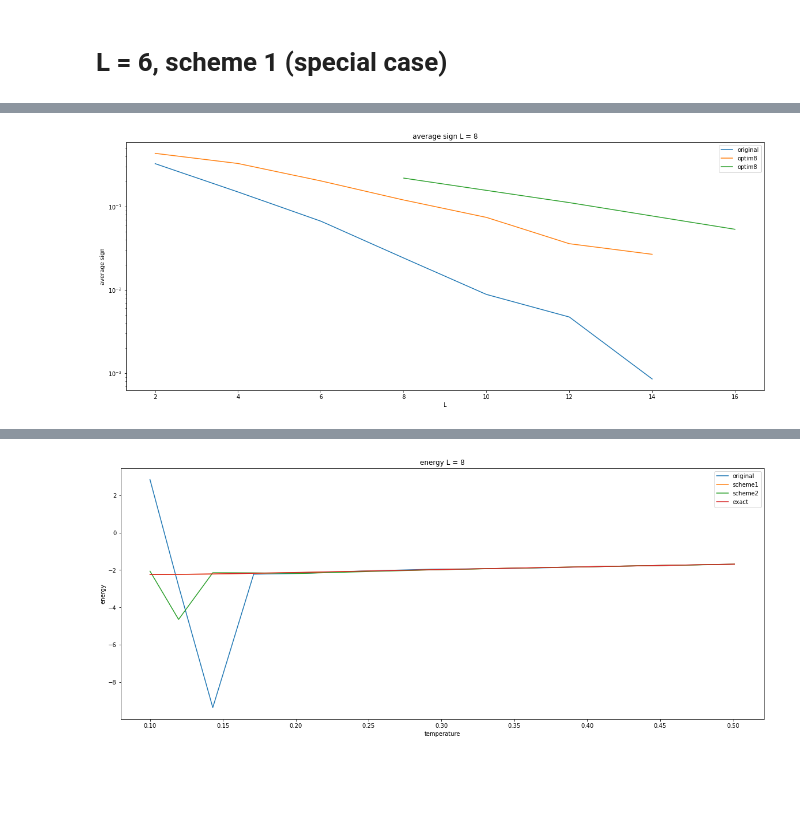
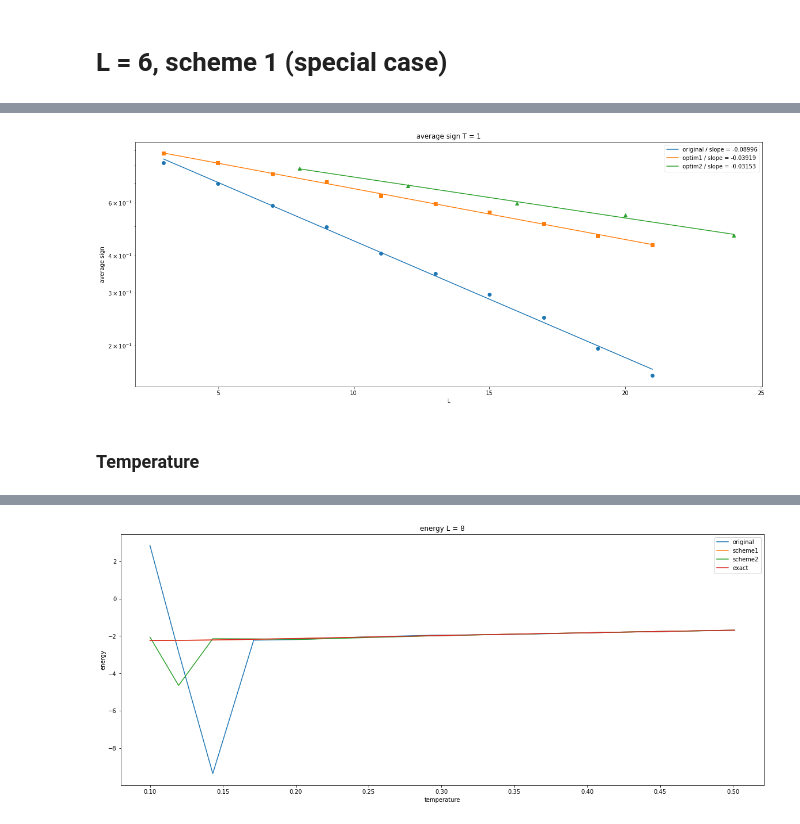
Before and after one commit to MKrbm/worms, a Jupyter notebook: python/nsp/visualize_MG_optim.ipynb, the cells around one changed output, grey strips where cells are left out. Cells and saved outputs as stored; diff of their text form; code cells hidden in the pictures; blank space fills up the shorter version.

Commit message:
visualizing MG results

```diff
--- a/python/nsp/visualize_MG_optim.ipynb
+++ b/python/nsp/visualize_MG_optim.ipynb
@@ -80,14 +80,14 @@ import subprocess
 energy_array = []
 sign_array = []
 time_array = []
-for l in np.arange(2, 15, 2):
-    out = subprocess.Popen(["./test_/lattice_test", "-L1", f"{l}", "-T", "0.5"],
+for l in np.arange(2, 22, 2):
+    out = subprocess.Popen(["./test_/3site_construct", "-L1", f"{l}", "-T", "1"],
                stdout=subprocess.PIPE,
                stderr=subprocess.STDOUT)
     stdout,stderr = out.communicate()
 
     energy, sign, dimer, time, _ = process_line(stdout)
-    # print(f"T = {t}",energy)
+    print(f"L = {l}",sign)
     energy_array.append(energy)
     sign_array.append(sign)
     time_array.append(time)
@@ -108,14 +109,14 @@ import subprocess
 energy_array = []
 sign_array = []
 time_array = []
-for l in np.arange(2, 15, 2):
-    out = subprocess.Popen(["./test_/lattice_test", "-L1", f"{l}", "-T", "0.5"],
+for l in np.arange(3, 22, 2):
+    out = subprocess.Popen(["./test_/3site_construct", "-L1", f"{l}", "-T", "1"],
                stdout=subprocess.PIPE,
                stderr=subprocess.STDOUT)
     stdout,stderr = out.communicate()
 
     energy, sign, dimer, time, _ = process_line(stdout)
-    # print(f"T = {t}",energy)
+    print(f"L = {l}",sign)
     energy_array.append(energy)
     sign_array.append(sign)
     time_array.append(time)
@@ -126,15 +138,15 @@ import subprocess
 energy_array = []
 sign_array = []
 time_array = []
-L2 = [2, 3, 4]
+L2 = [2, 3, 4, 5, 6]
 for l in L2:
-    out = subprocess.Popen(["./test_/lattice_test", "-L1", f"{l}", "-T", "0.5"],
+    out = subprocess.Popen(["./test_/lattice_test", "-L1", f"{l}", "-T", "1"],
                stdout=subprocess.PIPE,
                stderr=subprocess.STDOUT)
     stdout,stderr = out.communicate()
 
     energy, sign, dimer, time, _ = process_line(stdout)
-    # print(f"T = {t}",energy)
+    print(f"L = {l*4}",sign)
     energy_array.append(energy)
     sign_array.append(sign)
     time_array.append(time)
@@ -151,19 +162,29 @@ array([[0.220254  , 0.00068974],
 # %%
 import matplotlib.pyplot as plt
+L2 = [2, 3, 4, 5, 6]
+L = np.arange(3, 22, 2)
+fig, ax = plt.subplots(figsize=(20,8))
+ax.scatter(L, sign_array1[:,0])
+ax.scatter(L, sign_array2[:,0], marker = ",")
+ax.scatter(np.array(L2) * 4, sign_array3[:,0], marker = "^")
 
-fig, ax = plt.subplots(figsize=(20,8))
-ax.plot(L, sign_array1[:,0], label = "original")
-ax.plot(L, sign_array2[:,0], label = "optim8")
-ax.plot(np.array(L2) * 4, sign_array3[:,0], label = "optim8")
+fit1 = np.polyfit(L, np.log(sign_array1[:,0]), 1)
+ax.plot(L, np.exp(fit1[1] + fit1[0]*L), label = f"original / slope = {fit1[0]:.4}")
+
+fit2 = np.polyfit(L, np.log(sign_array2[:,0]), 1)
+ax.plot(L, np.exp(fit2[1] + fit2[0]*L), label = f"optim1 / slope = {fit2[0]:.4}")
+
+fit2 = np.polyfit(np.array(L2) * 4, np.log(sign_array3[:,0]), 1)
+ax.plot(np.array(L2) * 4, np.exp(fit2[1] + fit2[0]*(np.array(L2) * 4)), label = f"optim2 / slope = {fit2[0]:.4}")
 
 
 
-ax.set_title(f'average sign L = 8')
+ax.set_title(f'average sign T = 1')
 ax.set_xlabel('L')
 ax.set_ylabel('average sign')
 ax.set_yscale('log')
 
 ax.legend()
 fig.show()
 # %% [output]
-[figure, old version]
+[figure, new version]
@@ -169,0 +193,2 @@ fig.show()
+# %% [markdown]
+### Temperature
```
Also changed, not shown: parts of 13 cells of this notebook, 1 other file.
